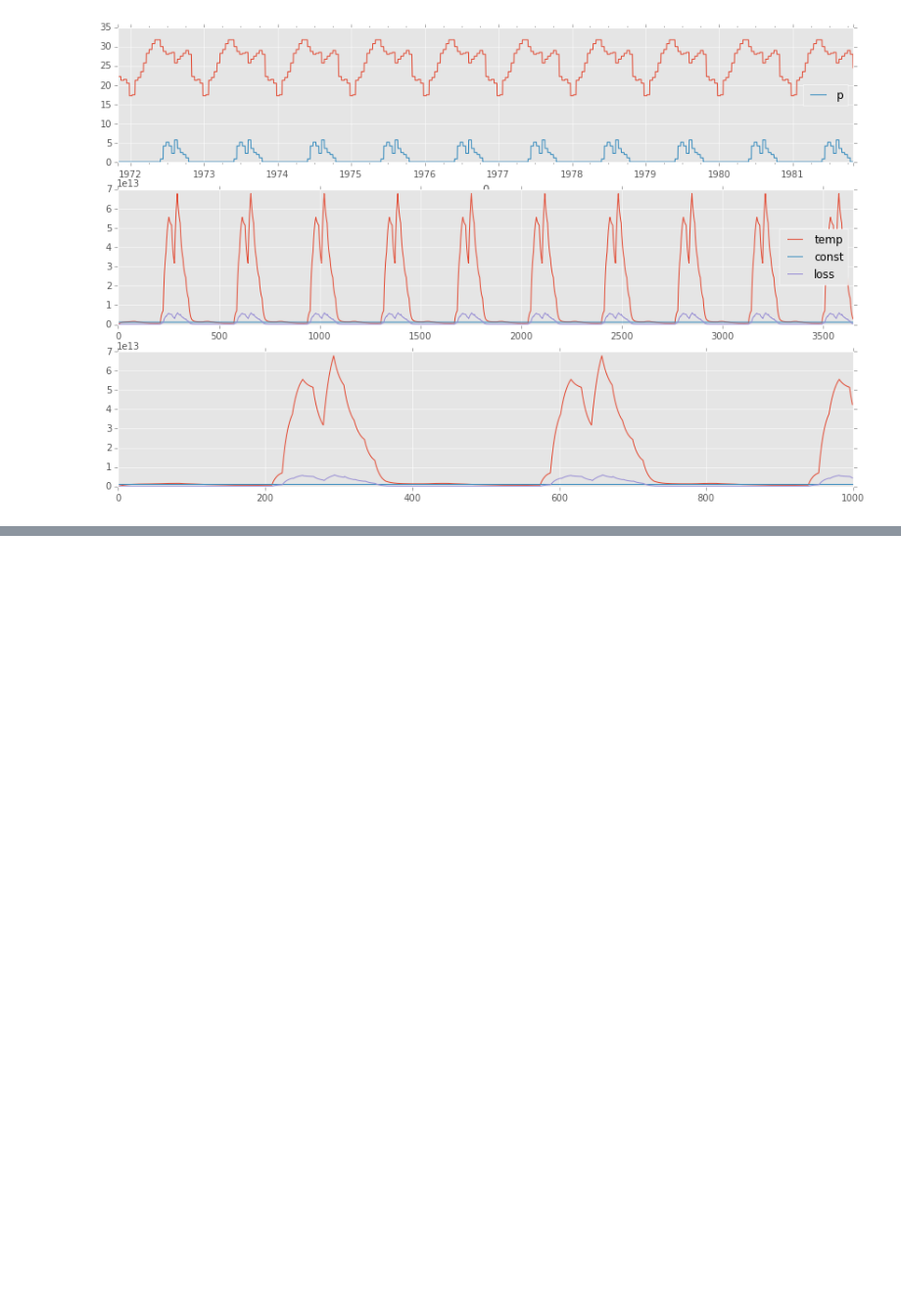
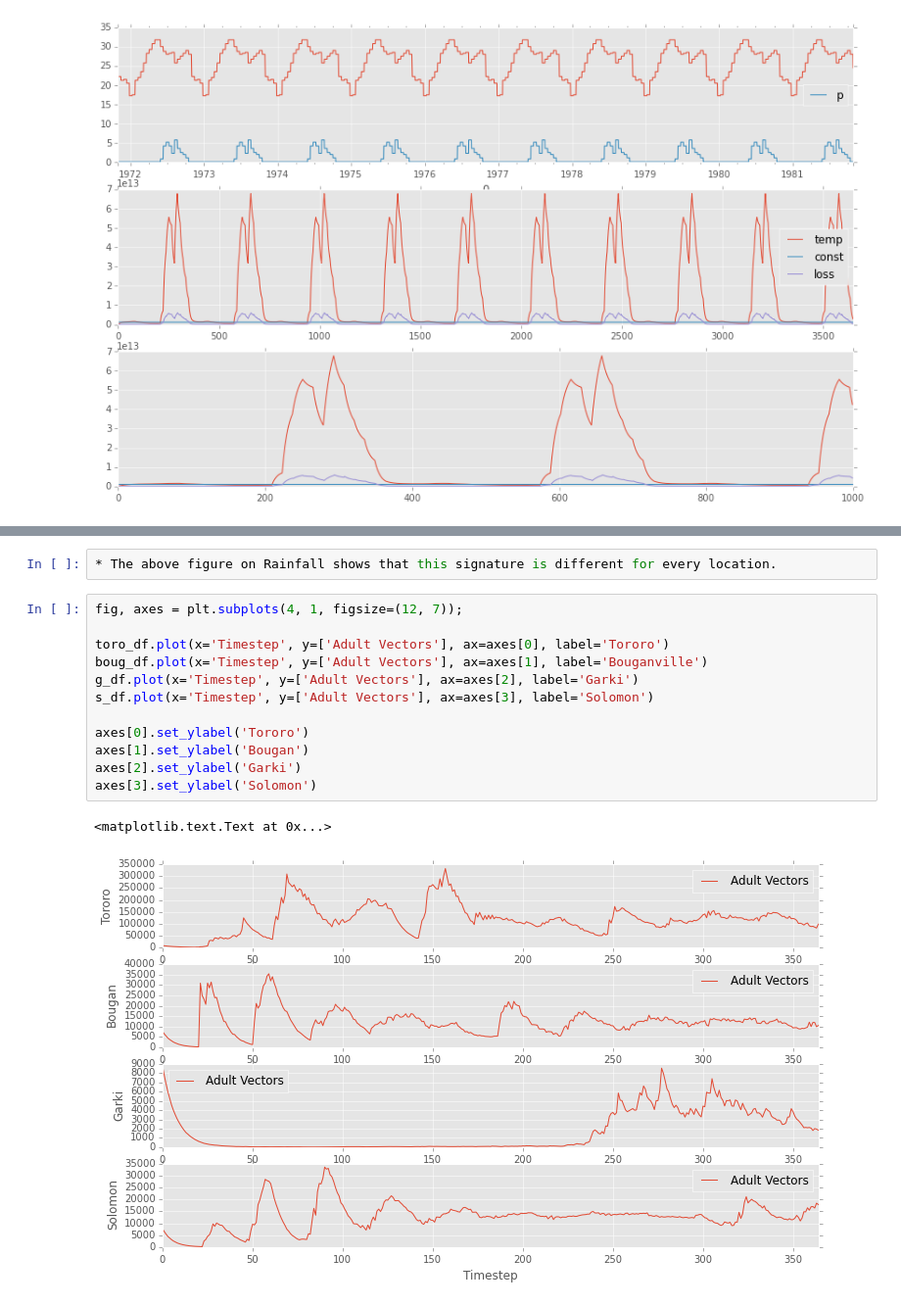
Before and after one commit to abitofalchemy/BioComplexity, a Jupyter notebook: habitat_garki_simulations.ipynb, the cells around one changed output, grey strips where cells are left out. Shown at 98% size. Saved outputs shown, nothing was run; the diff lists cells and outputs as text; blank space fills up the shorter version.

```diff
--- a/habitat_garki_simulations.ipynb
+++ b/habitat_garki_simulations.ipynb
@@ -120,0 +150,17 @@ ax1.plot(H[:][:1000])
+# %%
+* The above figure on Rainfall shows that this signature is different for every location.
+# %%
+fig, axes = plt.subplots(4, 1, figsize=(12, 7));
+
+toro_df.plot(x='Timestep', y=['Adult Vectors'], ax=axes[0], label='Tororo')
+boug_df.plot(x='Timestep', y=['Adult Vectors'], ax=axes[1], label='Bouganville')
+g_df.plot(x='Timestep', y=['Adult Vectors'], ax=axes[2], label='Garki')
+s_df.plot(x='Timestep', y=['Adult Vectors'], ax=axes[3], label='Solomon')
+
+axes[0].set_ylabel('Tororo')
+axes[1].set_ylabel('Bougan')
+axes[2].set_ylabel('Garki')
+axes[3].set_ylabel('Solomon')
+# %% [output]
+<matplotlib.text.Text at 0x...>
+[figure, added]
```
Also changed, not shown: parts of 6 cells of this notebook, 1 other file.
